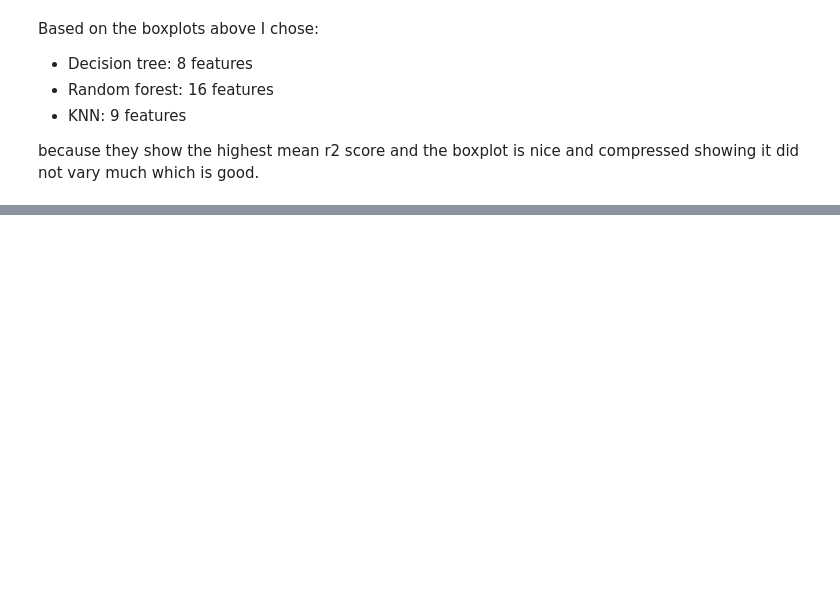
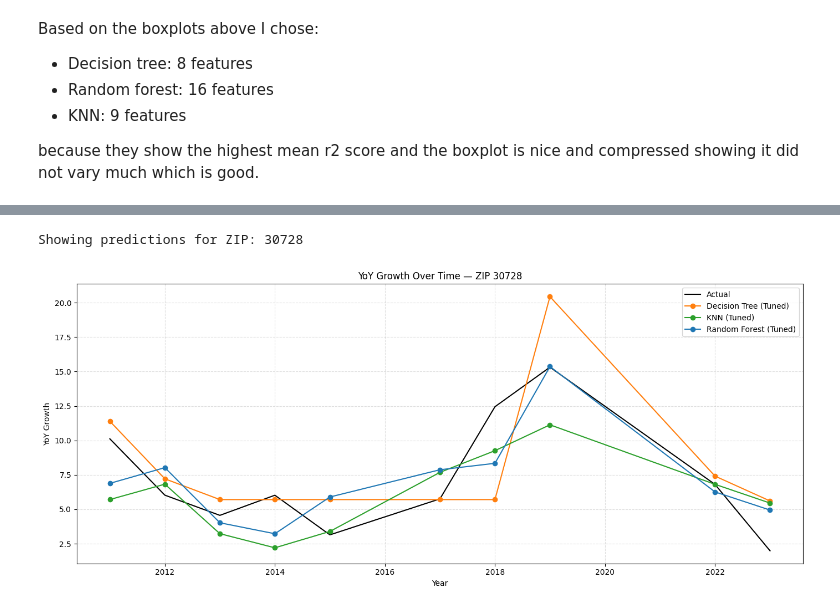
Before and after one commit to linnerlek/predicting-house-values, a Jupyter notebook: model.ipynb, the cells around one changed output, grey strips where cells are left out. Saved outputs shown, nothing was run; the diff lists cells and outputs as text; code cells hidden in the pictures; blank space fills up the shorter version.

```diff
--- a/model.ipynb
+++ b/model.ipynb
@@ -294,0 +333,58 @@ best parameters for RF: {'max_depth': None, 'min_samples_leaf': 1, 'min_samples_
+# %%
+# ========== Cell 6: Predict and Compare Models for a Sample ZIP ==========
+
+import random
+
+# choose a ZIP from the test set
+sample_zip = random.choice(X_test_raw["ZIP"].unique())
+zip_data = df[df["ZIP"] == sample_zip].copy()
+zip_data = zip_data[zip_data["YoY_target"].notna()].sort_values("Year")
+
+if zip_data.empty:
+    print("No data available for selected ZIP.")
+else:
+    print(f"Showing predictions for ZIP: {sample_zip}")
+
+    # full features and scaled
+    X_zip_raw = zip_data[X_train.columns]
+    X_zip_scaled = scaler.transform(X_zip_raw)
+    years = zip_data["Year"].values
+    y_actual = zip_data["YoY_target"].values
+
+    predictions = {
+        "Actual": y_actual
+    }
+
+    color_map = {
+        "Decision Tree (Tuned)": "tab:orange",
+        "KNN (Tuned)": "tab:green",
+        "Random Forest (Tuned)": "tab:blue"
+    }
+
+    # predict using each trained model
+    for name, bundle in trained_models.items():
+        model = bundle["model"]
+        selector = bundle["selector"]
+        X_zip_selected = selector.transform(X_zip_scaled)
+        y_pred = model.predict(X_zip_selected)
+        predictions[name] = y_pred
+
+    # plot
+    plt.figure(figsize=(14, 6))
+    plt.plot(years, predictions["Actual"], color='black', linestyle='-', label='Actual')
+
+    for name, y_pred in predictions.items():
+        if name == "Actual":
+            continue
+        plt.plot(years, y_pred, 'o-', color=color_map[name], label=name)
+
+    plt.title(f"YoY Growth Over Time — ZIP {sample_zip}")
+    plt.xlabel("Year")
+    plt.ylabel("YoY Growth")
+    plt.grid(True, linestyle='--', alpha=0.4)
+    plt.legend()
+    plt.tight_layout()
+    plt.show()
+# %% [output]
+Showing predictions for ZIP: 30728
+[figure, added]
```
Also changed, not shown: parts of 4 cells of this notebook, 38 other files.
